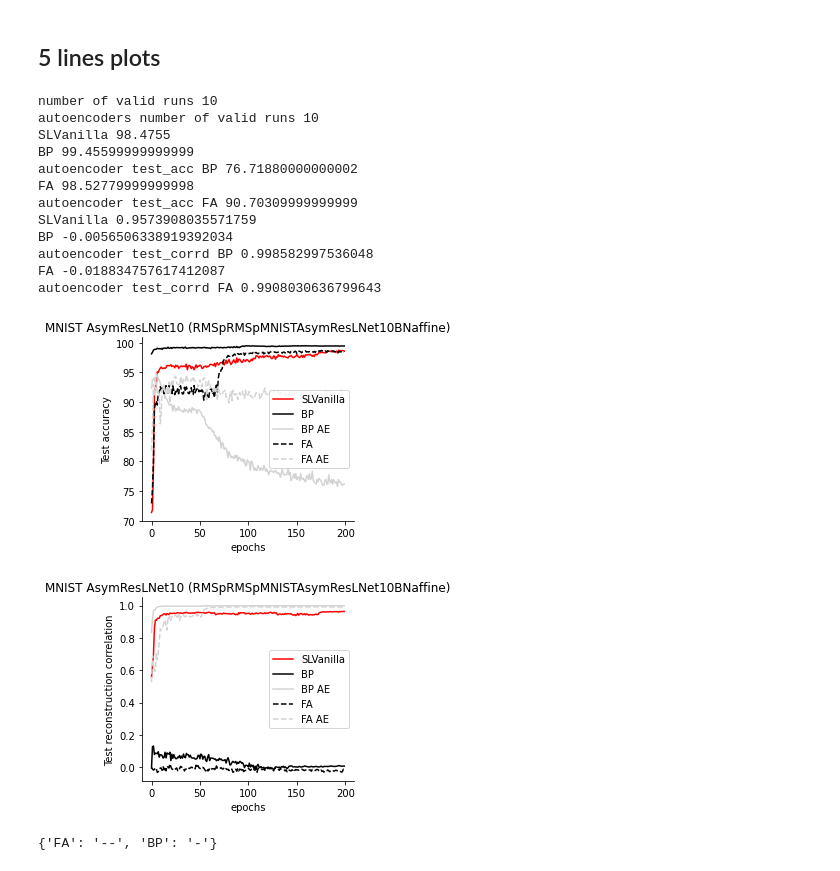
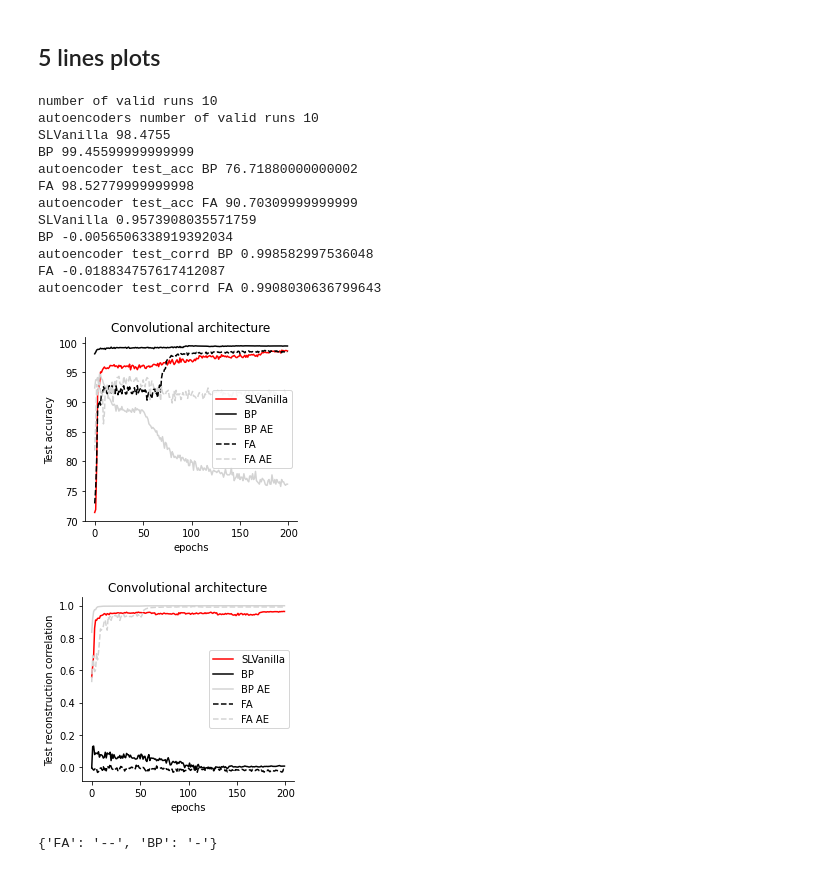
Before and after one commit to toosi/Feedback_Feedforward_Alignment, a Jupyter notebook: generate_figures_draft.ipynb, the cells around one changed output. Cells and saved outputs as stored; diff of their text form; code cells hidden in the pictures.

```diff
--- a/generate_figures_draft.ipynb
+++ b/generate_figures_draft.ipynb
@@ -364,6 +364,18 @@ if not os.path.exists(savedir):
 fig.savefig(savedir + '5lineplots_Testacc_%s.png'%(hashname), dpi=200)
 fig.savefig(savedir + '5lineplots_Testacc_%s.pdf'%(hashname), dpi=200)
 
+
+ax.set_title('Convolutional architecture')
+
+
+savedir = path_prefix + '/Results/Symbio/runswithhash/Final/'
+if not os.path.exists(savedir):
+    os.makedirs(savedir)
+
+fig.savefig(savedir + '5lineplots_Testcorrd_%s.png'%(hashname), dpi=200)
+fig.savefig(savedir + '5lineplots_Testcorrd_%s.pdf'%(hashname), dpi=200)
+#-------------------------------------------------------------------------------
+
 # Test correlation
 fig, ax = plt.subplots(1,1, figsize=(5,3.5))
 for method in methods:
@@ -390,35 +402,46 @@ ax.patch.set_visible(False)
 ax.spines['right'].set_visible(False)
 ax.spines['top'].set_visible(False)
 plt.tick_params(axis='y',direction='out', right=False)
 plt.tick_params(axis='x',direction='out', top=False)
 ax.set_xlabel('epochs')
 ax.set_ylabel('Test reconstruction correlation')
 ax.legend(loc='center right')
 
 ax.set_title('%s %s (%s)'%(configs['dataset'], arch, hashname))
 plt.tight_layout()
 
 savedir = path_prefix + '/Results/Symbio/runswithhash/%s/'%hashname
 if not os.path.exists(savedir):
     os.makedirs(savedir)
 
 fig.savefig(savedir + '5lineplots_Testcorrd_%s.png'%(hashname), dpi=200)
 fig.savefig(savedir + '5lineplots_Testcorrd_%s.pdf'%(hashname), dpi=200)
+
+
+ax.set_title('Convolutional architecture')
+
+
+savedir = path_prefix + '/Results/Symbio/runswithhash/Final/'
+if not os.path.exists(savedir):
+    os.makedirs(savedir)
+
+fig.savefig(savedir + '5lineplots_Testcorrd_%s.png'%(hashname), dpi=200)
+fig.savefig(savedir + '5lineplots_Testcorrd_%s.pdf'%(hashname), dpi=200)
 # %% [output]
 number of valid runs 10
 autoencoders number of valid runs 10
 SLVanilla 98.4755
 BP 99.45599999999999
 autoencoder test_acc BP 76.71880000000002
 FA 98.52779999999998
 autoencoder test_acc FA 90.70309999999999
 SLVanilla 0.9573908035571759
 BP -0.0056506338919392034
 autoencoder test_corrd BP 0.998582997536048
 FA -0.018834757617412087
 autoencoder test_corrd FA 0.9908030636799643
-[figure, old version]
+[figure, new version]
-[figure, old version]
+[figure, new version]
 # %%
 linestyles
 # %% [output]
```
Also changed, not shown: parts of 8 cells of this notebook, 3 other files.
